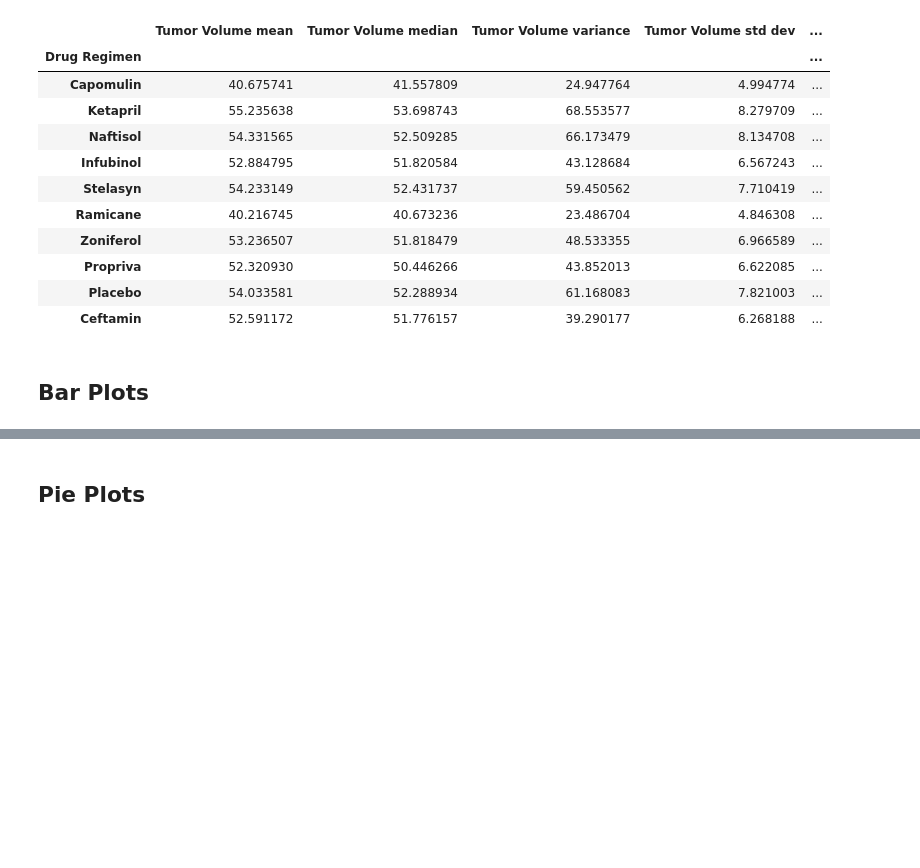
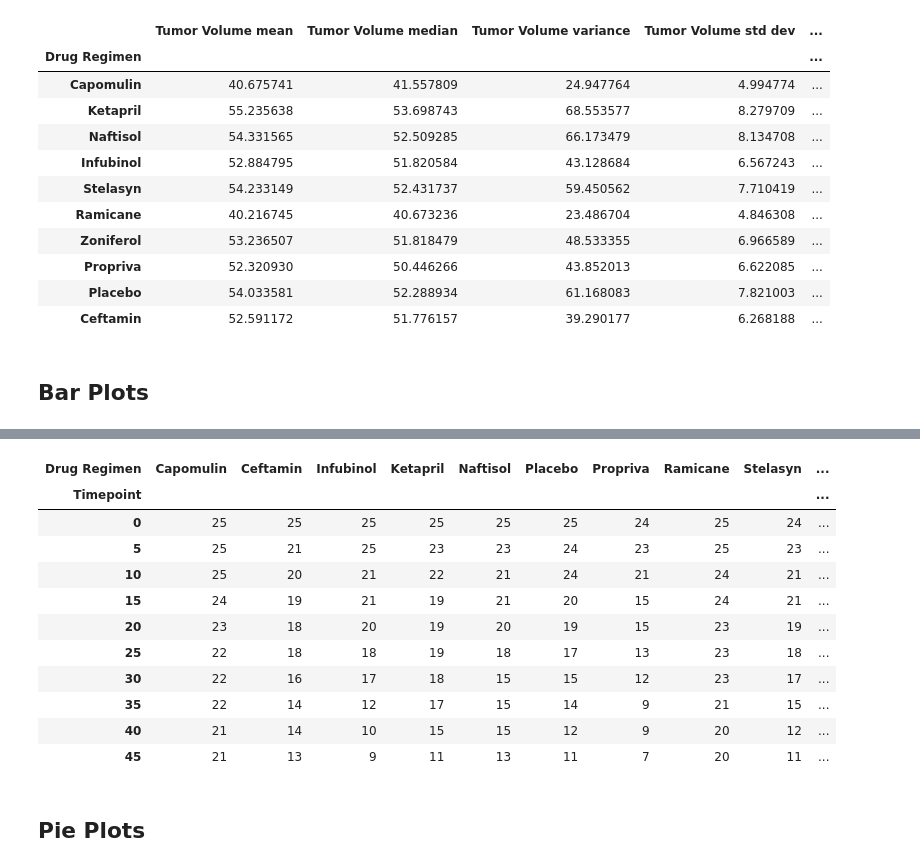
Before and after one commit to Terrence-Cummings/matplotlib-challenge, a Jupyter notebook: Pymaceuticals/pymaceuticals_TC_v1.ipynb, the cells around one changed output, grey strips where cells are left out. Drawn from its saved outputs; the diff is of its cells as text; code cells hidden in the pictures; blank space fills up the shorter version.

```diff
--- a/Pymaceuticals/pymaceuticals_TC_v1.ipynb
+++ b/Pymaceuticals/pymaceuticals_TC_v1.ipynb
@@ -170,5 +173,27 @@ plt.show()
 # %%
 #### Generate a bar plot showing the number of mice per time point for each treatment throughout the course of the study using pyplot.
+
+by_DR_by_tp_df = pd.DataFrame(by_DR_by_tp_pivot)
+by_DR_by_tp_df #=by_DR_by_tp_df.groupby('Drug Regimen')
+
+
+
+
+# plt.bar(by_DR_by_tp_df, by_DR_by_tp_df)
+# plt.xticks(rotation=90)
+# %% [output]
+| Drug Regimen | Capomulin | Ceftamin | Infubinol | Ketapril | Naftisol | Placebo | Propriva | Ramicane | Stelasyn | ... |
+| Timepoint |  |  |  |  |  |  |  |  |  | ... |
+| 0 | 25 | 25 | 25 | 25 | 25 | 25 | 24 | 25 | 24 | ... |
+| 5 | 25 | 21 | 25 | 23 | 23 | 24 | 23 | 25 | 23 | ... |
+| 10 | 25 | 20 | 21 | 22 | 21 | 24 | 21 | 24 | 21 | ... |
+| 15 | 24 | 19 | 21 | 19 | 21 | 20 | 15 | 24 | 21 | ... |
+| 20 | 23 | 18 | 20 | 19 | 20 | 19 | 15 | 23 | 19 | ... |
+| 25 | 22 | 18 | 18 | 19 | 18 | 17 | 13 | 23 | 18 | ... |
+| 30 | 22 | 16 | 17 | 18 | 15 | 15 | 12 | 23 | 17 | ... |
+| 35 | 22 | 14 | 12 | 17 | 15 | 14 | 9 | 21 | 15 | ... |
+| 40 | 21 | 14 | 10 | 15 | 15 | 12 | 9 | 20 | 12 | ... |
+| 45 | 21 | 13 | 9 | 11 | 13 | 11 | 7 | 20 | 11 | ... |
 # %% [markdown]
 ## Pie Plots
 # %%
```
Also changed, not shown: parts of 2 cells of this notebook.
